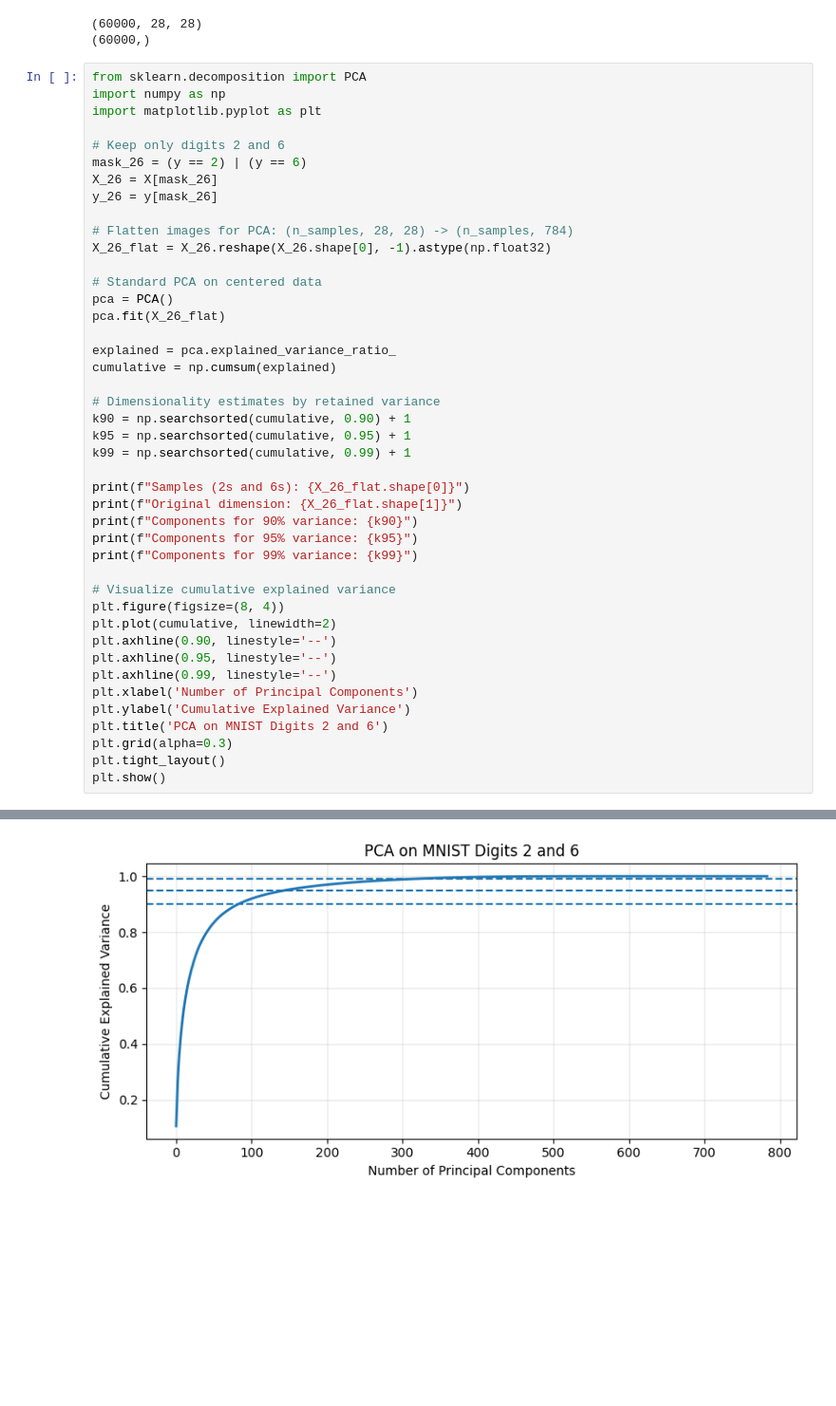
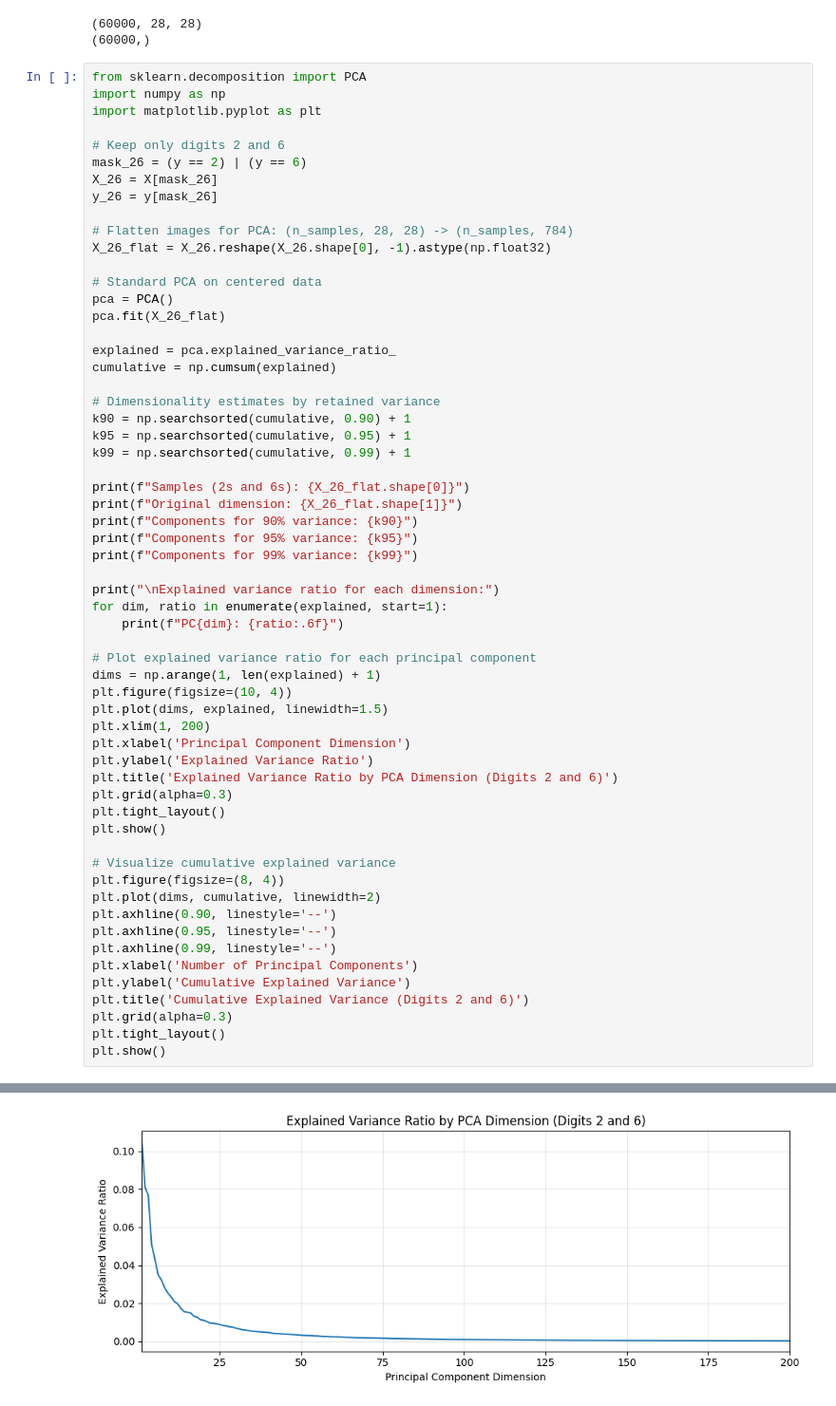
Before and after one commit to gusdspmoreira/CS6501-NN-Project, a Jupyter notebook: pca.ipynb, the cells around one changed output, grey strips where cells are left out. Shown at 95% size. Saved outputs shown, nothing was run; the diff lists cells and outputs as text; blank space fills up the shorter version.

Commit message:
added explained variance ratio and slight tweaks to vae

```diff
--- a/pca.ipynb
+++ b/pca.ipynb
@@ -53,15 +53,31 @@ print(f"Components for 90% variance: {k90}")
 print(f"Components for 95% variance: {k95}")
 print(f"Components for 99% variance: {k99}")
 
+print("\nExplained variance ratio for each dimension:")
+for dim, ratio in enumerate(explained, start=1):
+    print(f"PC{dim}: {ratio:.6f}")
+
+# Plot explained variance ratio for each principal component
+dims = np.arange(1, len(explained) + 1)
+plt.figure(figsize=(10, 4))
+plt.plot(dims, explained, linewidth=1.5)
+plt.xlim(1, 200)
+plt.xlabel('Principal Component Dimension')
+plt.ylabel('Explained Variance Ratio')
+plt.title('Explained Variance Ratio by PCA Dimension (Digits 2 and 6)')
+plt.grid(alpha=0.3)
+plt.tight_layout()
+plt.show()
+
 # Visualize cumulative explained variance
 plt.figure(figsize=(8, 4))
-plt.plot(cumulative, linewidth=2)
+plt.plot(dims, cumulative, linewidth=2)
 plt.axhline(0.90, linestyle='--')
 plt.axhline(0.95, linestyle='--')
 plt.axhline(0.99, linestyle='--')
 plt.xlabel('Number of Principal Components')
 plt.ylabel('Cumulative Explained Variance')
-plt.title('PCA on MNIST Digits 2 and 6')
+plt.title('Cumulative Explained Variance (Digits 2 and 6)')
 plt.grid(alpha=0.3)
 plt.tight_layout()
 plt.show()
@@ -74 +102 @@ Components for 99% variance: 312
-[figure, old version]
+[figure, new version]
```
Also changed, not shown: parts of 1 cell of this notebook, 1 other file.
